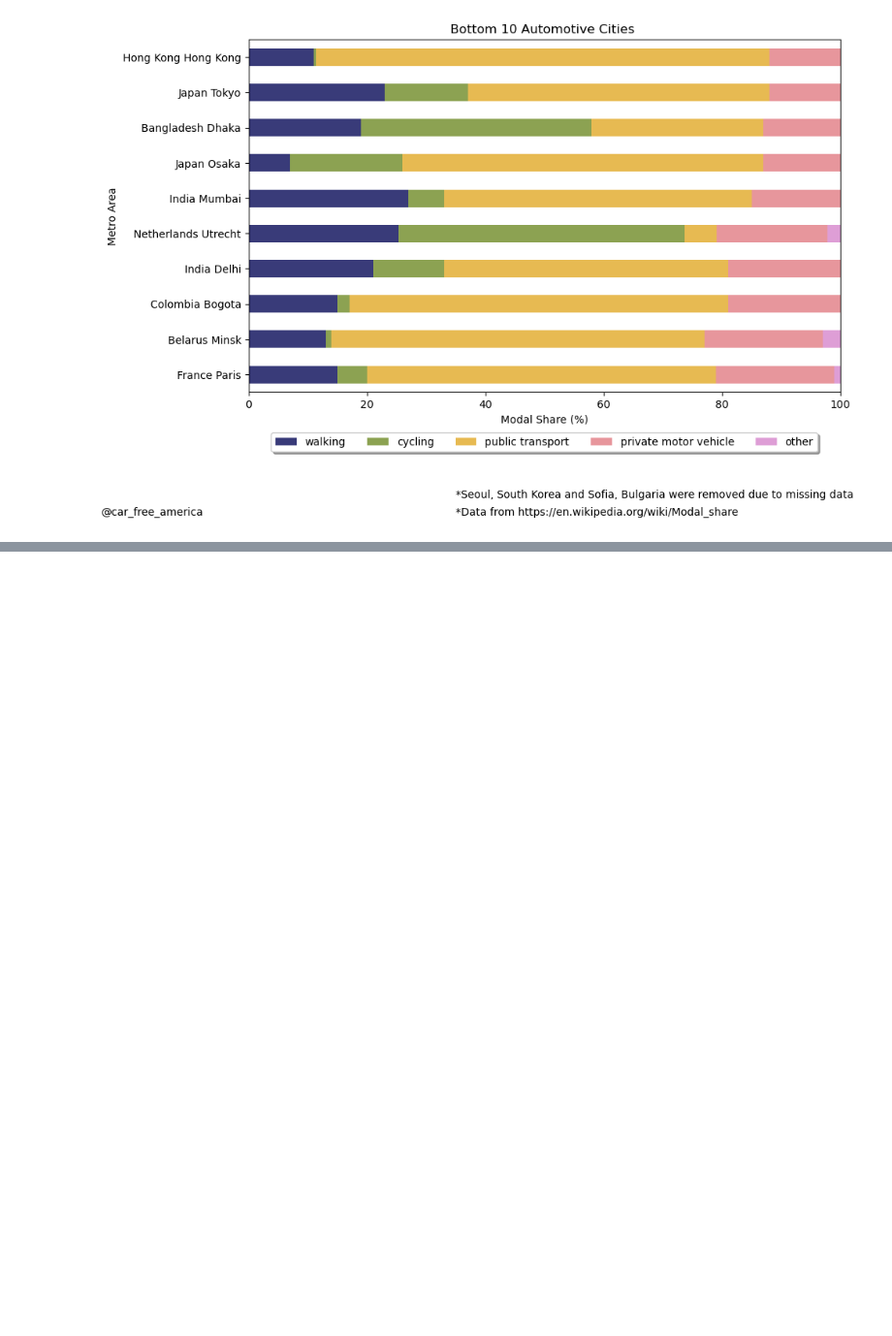
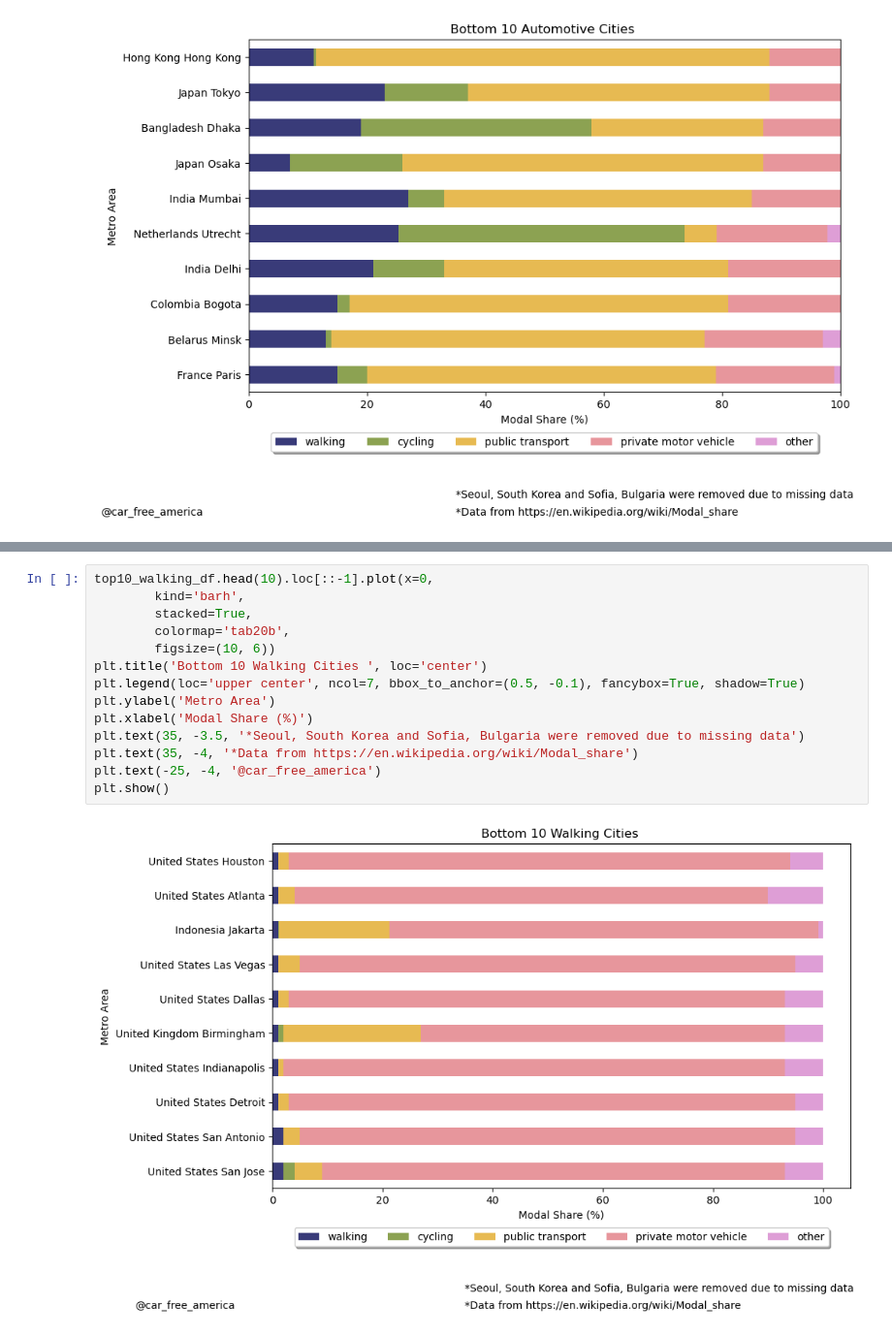
Before and after one commit to 1jinwoo/car_free_america, a Jupyter notebook: modal-share-world.ipynb, the cells around one changed output, grey strips where cells are left out. Shown: that part at 97% size. Saved outputs shown, nothing was run; the diff lists cells and outputs as text; blank space fills up the shorter version.

Commit message:
Final version for world modal share

```diff
--- a/modal-share-world.ipynb
+++ b/modal-share-world.ipynb
@@ -344,3 +344,19 @@ plt.show()
+# %%
+top10_walking_df.head(10).loc[::-1].plot(x=0,
+        kind='barh',
+        stacked=True,
+        colormap='tab20b',
+        figsize=(10, 6))
+plt.title('Bottom 10 Walking Cities ', loc='center')
+plt.legend(loc='upper center', ncol=7, bbox_to_anchor=(0.5, -0.1), fancybox=True, shadow=True)
+plt.ylabel('Metro Area')
+plt.xlabel('Modal Share (%)')
+plt.text(35, -3.5, '*Seoul, South Korea and Sofia, Bulgaria were removed due to missing data')
+plt.text(35, -4, '*Data from https://en.wikipedia.org/wiki/Modal_share')
+plt.text(-25, -4, '@car_free_america')
+plt.show()
+# %% [output]
+[figure, added]
 # %%
 top10_cycling_df.tail(10).plot(x=0,
         kind='barh',
```
Also changed, not shown: parts of 6 cells of this notebook.
